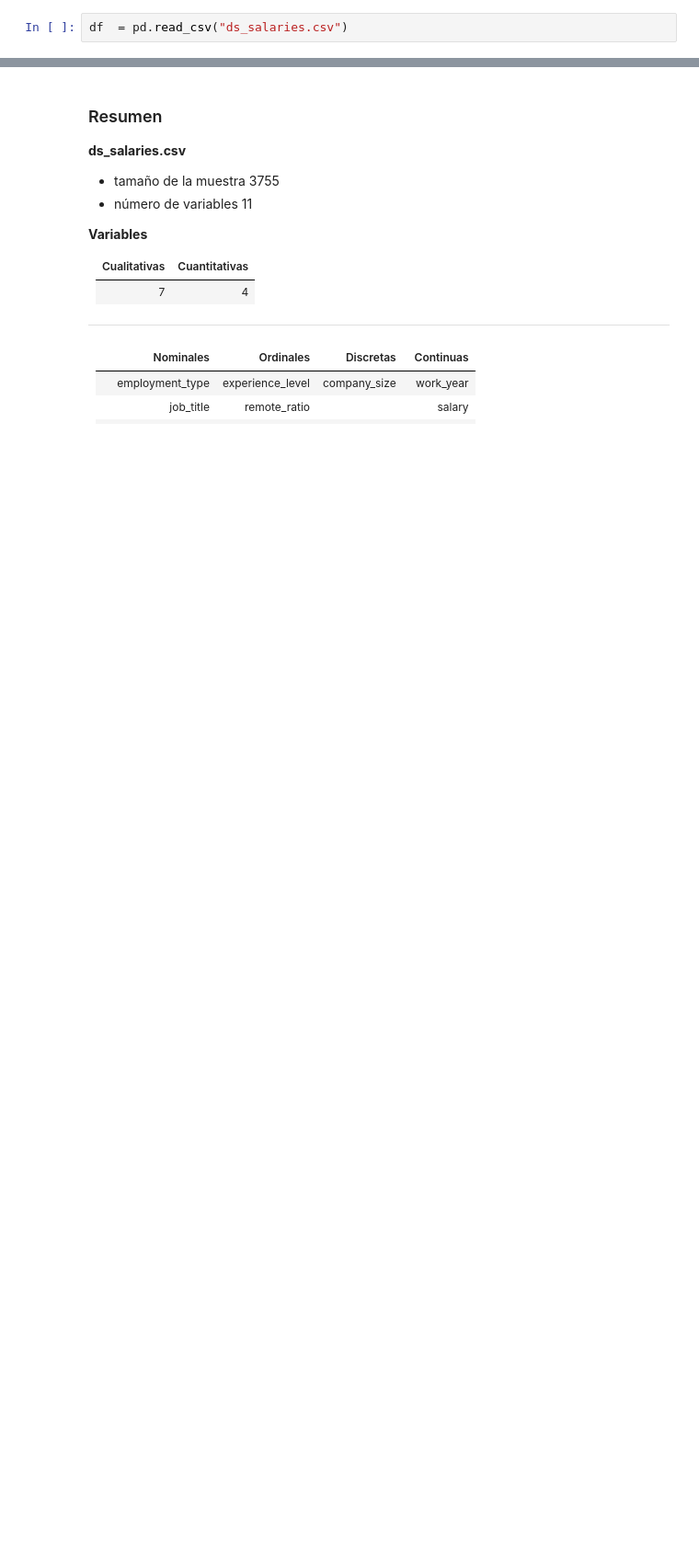
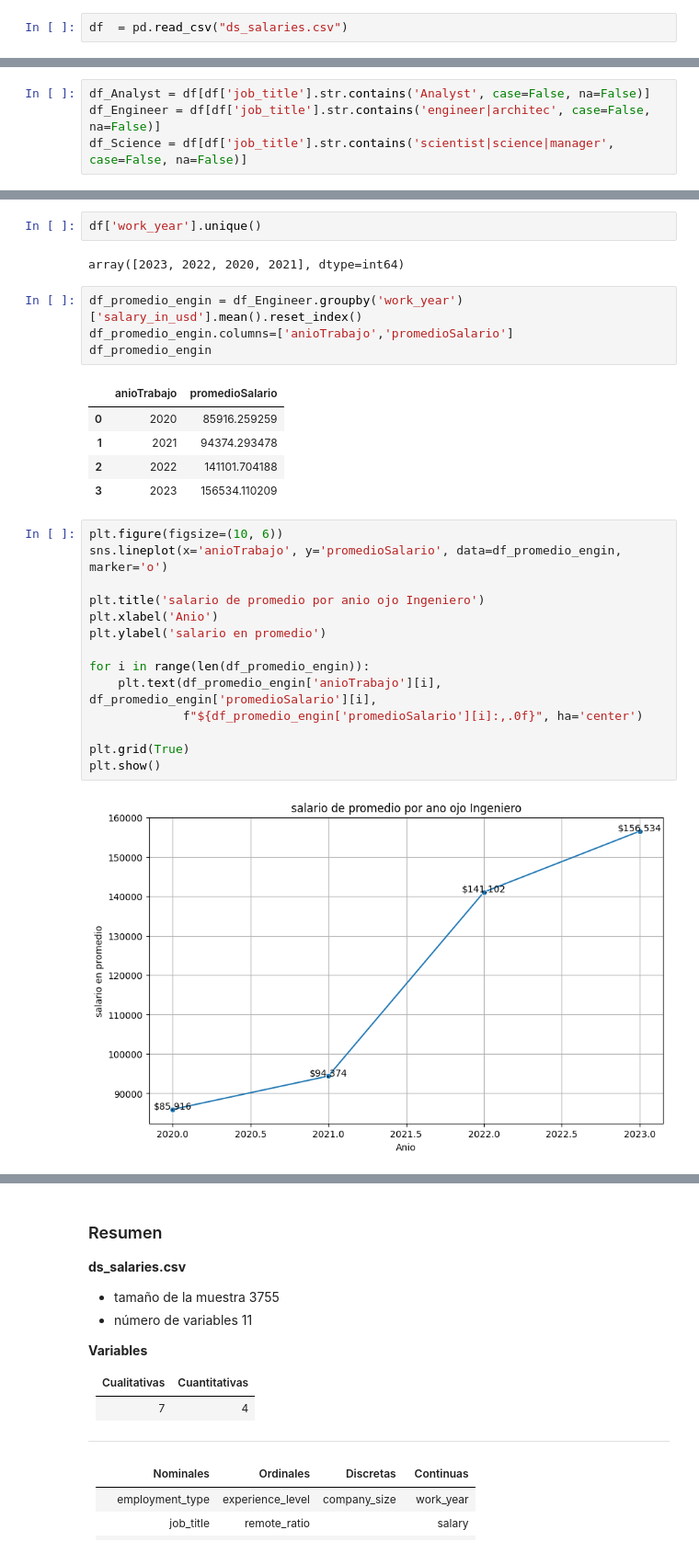
Before and after one commit to aszurita/Statistics, a Jupyter notebook: EDA.ipynb, the cells around one changed output, grey strips where cells are left out. Shown at 92% size. Drawn from its saved outputs; the diff is of its cells as text; blank space fills up the shorter version.

Commit message:
analisis de los sueldos promedios por anio

```diff
--- a/EDA.ipynb
+++ b/EDA.ipynb
@@ -6,0 +36,4 @@ df  = pd.read_csv("ds_salaries.csv")
+# %%
+df_Analyst = df[df['job_title'].str.contains('Analyst', case=False, na=False)]
+df_Engineer = df[df['job_title'].str.contains('engineer|architec', case=False, na=False)]
+df_Science = df[df['job_title'].str.contains('scientist|science|manager', case=False, na=False)]
@@ -6,0 +56,30 @@ df  = pd.read_csv("ds_salaries.csv")
+# %%
+df['work_year'].unique()
+# %% [output]
+array([2023, 2022, 2020, 2021], dtype=int64)
+# %%
+df_promedio_engin = df_Engineer.groupby('work_year')['salary_in_usd'].mean().reset_index()
+df_promedio_engin.columns=['anioTrabajo','promedioSalario']
+df_promedio_engin
+# %% [output]
+|  | anioTrabajo | promedioSalario |
+| 0 | 2020 | 85916.259259 |
+| 1 | 2021 | 94374.293478 |
+| 2 | 2022 | 141101.704188 |
+| 3 | 2023 | 156534.110209 |
+# %%
+plt.figure(figsize=(10, 6))
+sns.lineplot(x='anioTrabajo', y='promedioSalario', data=df_promedio_engin, marker='o')
+
+plt.title('salario de promedio por anio ojo Ingeniero')
+plt.xlabel('Anio')
+plt.ylabel('salario en promedio')
+
+for i in range(len(df_promedio_engin)):
+    plt.text(df_promedio_engin['anioTrabajo'][i], df_promedio_engin['promedioSalario'][i],
+             f"${df_promedio_engin['promedioSalario'][i]:,.0f}", ha='center')
+
+plt.grid(True)
+plt.show()
+# %% [output]
+[figure, added]
```
Also changed, not shown: parts of 18 cells of this notebook.
